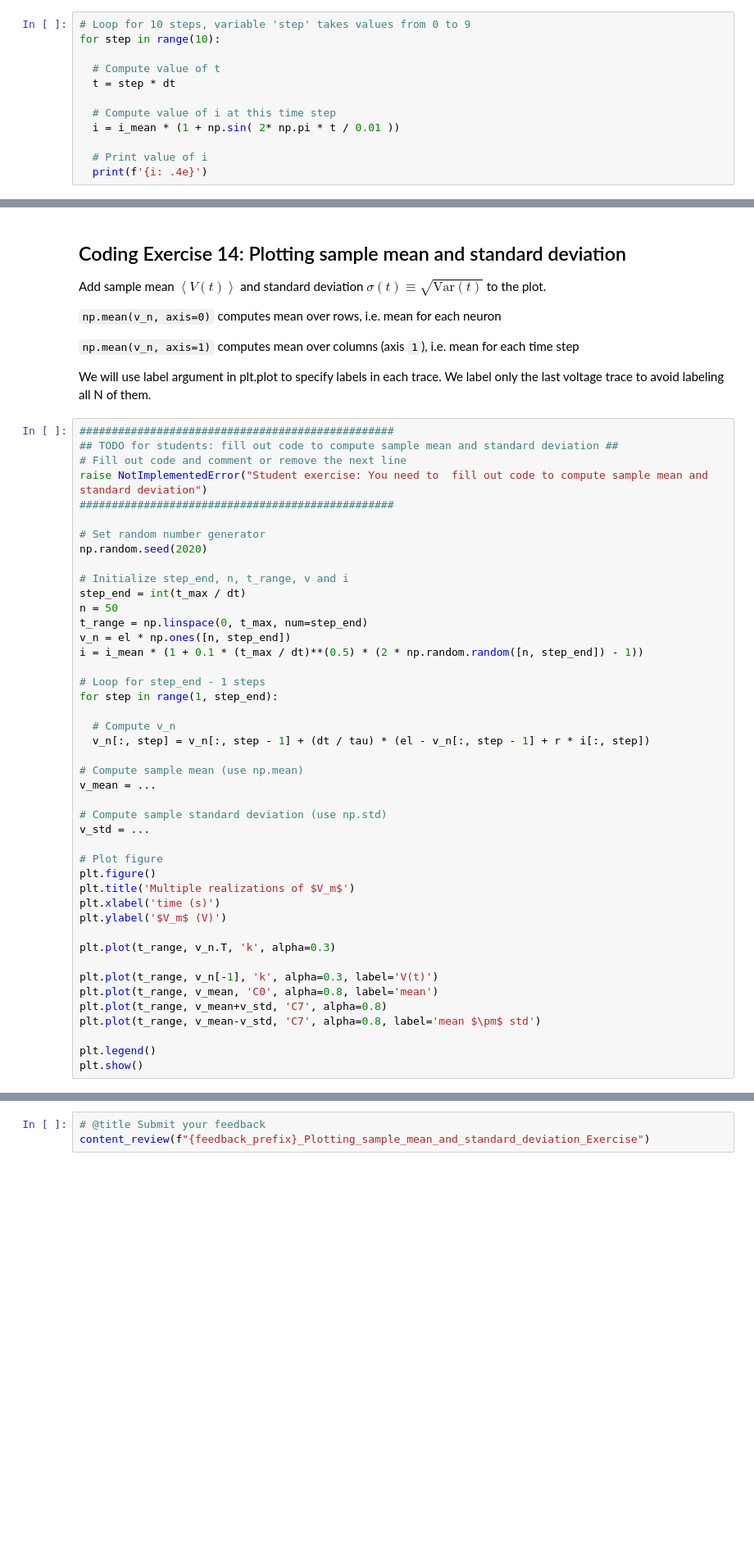
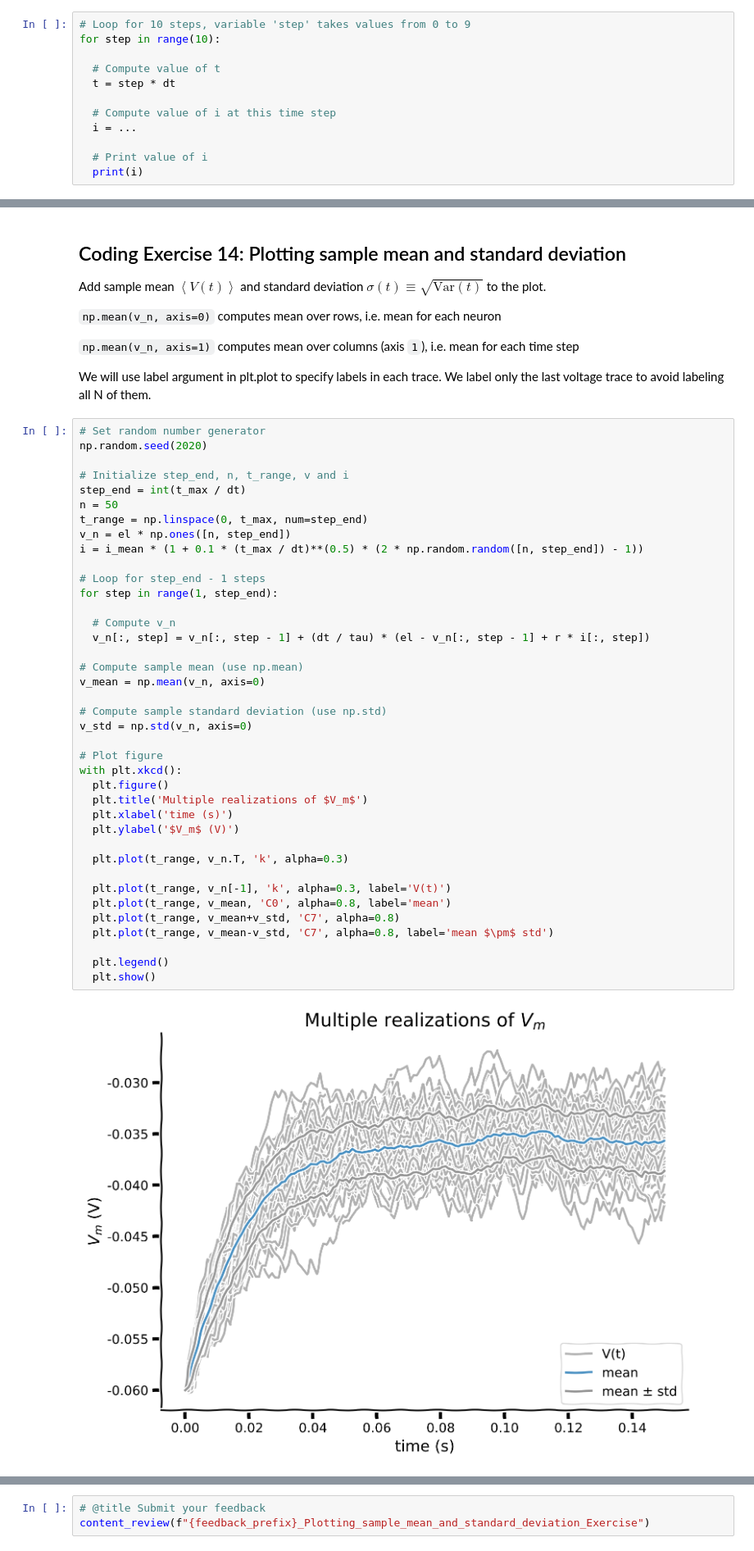
Before and after one commit to Omartalat/CompNeuro, a Jupyter notebook: tutorials/W0D1_PythonWorkshop1/student/W0D1_Tutorial1.ipynb, the cells around one changed output, grey strips where cells are left out. Shown at 82% size. Drawn from its saved outputs; the diff is of its cells as text; blank space fills up the shorter version.

```diff
--- a/tutorials/W0D1_PythonWorkshop1/student/W0D1_Tutorial1.ipynb
+++ b/tutorials/W0D1_PythonWorkshop1/student/W0D1_Tutorial1.ipynb
@@ -270,7 +260,7 @@ for step in range(10):
   t = step * dt
 
   # Compute value of i at this time step
-  i = i_mean * (1 + np.sin( 2* np.pi * t / 0.01 ))
+  i = ...
 
   # Print value of i
-  print(f'{i: .4e}')
+  print(i)
@@ -1547,49 +1474,46 @@ Add sample mean $\left\langle V(t)\right\rangle$ and standard deviation $\sigma(
 
 We will use label argument in plt.plot to specify labels in each trace.  We label only the last voltage trace to avoid labeling all N of them.
 # %%
-#################################################
-## TODO for students: fill out code to compute sample mean and standard deviation ##
-# Fill out code and comment or remove the next line
-raise NotImplementedError("Student exercise: You need to  fill out code to compute sample mean and standard deviation")
-#################################################
-
 # Set random number generator
 np.random.seed(2020)
 
 # Initialize step_end, n, t_range, v and i
 step_end = int(t_max / dt)
 n = 50
 t_range = np.linspace(0, t_max, num=step_end)
 v_n = el * np.ones([n, step_end])
 i = i_mean * (1 + 0.1 * (t_max / dt)**(0.5) * (2 * np.random.random([n, step_end]) - 1))
 
 # Loop for step_end - 1 steps
 for step in range(1, step_end):
 
   # Compute v_n
   v_n[:, step] = v_n[:, step - 1] + (dt / tau) * (el - v_n[:, step - 1] + r * i[:, step])
 
 # Compute sample mean (use np.mean)
-v_mean = ...
+v_mean = np.mean(v_n, axis=0)
 
 # Compute sample standard deviation (use np.std)
-v_std = ...
+v_std = np.std(v_n, axis=0)
 
 # Plot figure
-plt.figure()
-plt.title('Multiple realizations of $V_m$')
-plt.xlabel('time (s)')
-plt.ylabel('$V_m$ (V)')
+with plt.xkcd():
+  plt.figure()
+  plt.title('Multiple realizations of $V_m$')
+  plt.xlabel('time (s)')
+  plt.ylabel('$V_m$ (V)')
 
-plt.plot(t_range, v_n.T, 'k', alpha=0.3)
+  plt.plot(t_range, v_n.T, 'k', alpha=0.3)
 
-plt.plot(t_range, v_n[-1], 'k', alpha=0.3, label='V(t)')
-plt.plot(t_range, v_mean, 'C0', alpha=0.8, label='mean')
-plt.plot(t_range, v_mean+v_std, 'C7', alpha=0.8)
-plt.plot(t_range, v_mean-v_std, 'C7', alpha=0.8, label='mean $\pm$ std')
+  plt.plot(t_range, v_n[-1], 'k', alpha=0.3, label='V(t)')
+  plt.plot(t_range, v_mean, 'C0', alpha=0.8, label='mean')
+  plt.plot(t_range, v_mean+v_std, 'C7', alpha=0.8)
+  plt.plot(t_range, v_mean-v_std, 'C7', alpha=0.8, label='mean $\pm$ std')
 
-plt.legend()
-plt.show()
+  plt.legend()
+  plt.show()
+# %% [output]
+[figure, added]
 # %% [markdown]
 [*Click for solution*](https://github.com/NeuromatchAcademy/precourse/tree/main/tutorials/W0D1_PythonWorkshop1/solutions/W0D1_Tutorial1_Solution_3c8e55c9.py)
 
```
Also changed, not shown: parts of 37 cells of this notebook.
